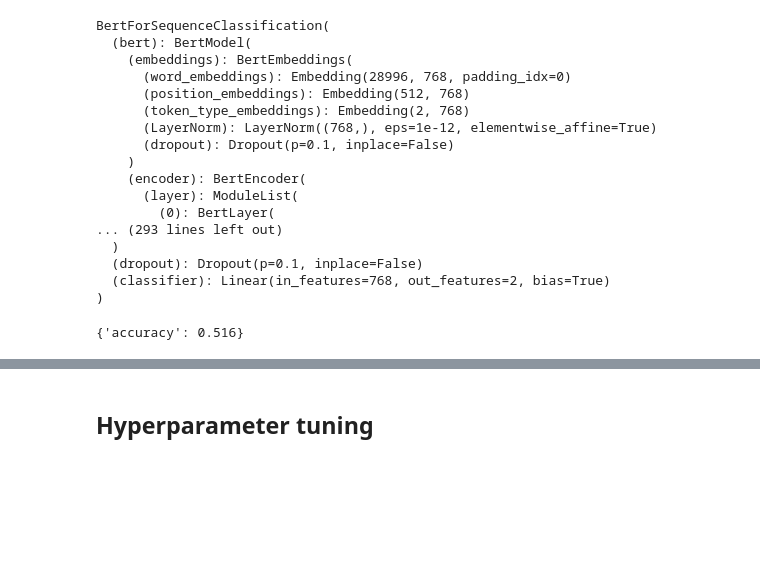
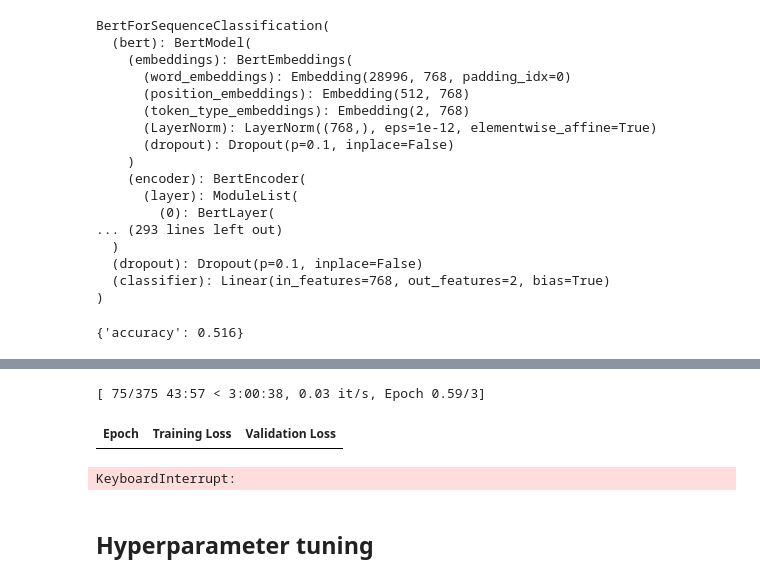
Before and after one commit to jackpck/LLM, a Jupyter notebook: 1_fine_tuning.ipynb, the cells around one changed output, grey strips where cells are left out. Cells and saved outputs as stored; diff of their text form; code cells hidden in the pictures; blank space fills up the shorter version.

```diff
--- a/1_fine_tuning.ipynb
+++ b/1_fine_tuning.ipynb
@@ -391,0 +472,10 @@ metric.compute()
+# %%
+lora_config = LoraConfig(
+    #task_type=TaskType.SEQ_CLS,
+    r=32, # rank of the lower dimensional space
+    lora_alpha=50, # effectively learning rate
+    lora_dropout=0.1
+)
+model_peft = get_peft_model(model, lora_config)
+print_trainable_parameters(model_peft)
+print(type(model_peft))
@@ -391,0 +485,3 @@ metric.compute()
+# %%
+model_peft_mlp = ModelPeftMLP(model=model_peft, peft_config=lora_config)
+print(model_peft_mlp)
@@ -392,2 +506,26 @@ metric.compute()
+# %%
+metric = evaluate.load("f1")
+def compute_metrics(eval_pred):
+    logits, labels = eval_pred
+    predictions = np.argmax(logits, axis=-1)
+    return metric.compute(predictions=predictions, references=labels)
+
+training_args = TrainingArguments(output_dir="test_trainer",
+                                  evaluation_strategy="epoch")
+
+trainer = Trainer(
+    model=model_peft_mlp,
+    args=training_args,
+    train_dataset=small_train_dataset,
+    eval_dataset=small_eval_dataset,
+    compute_metrics=compute_metrics,
+)
+# %%
+%%time
+trainer.train()
+# %% [output]
+[ 75/375 43:57 < 3:00:38, 0.03 it/s, Epoch 0.59/3]
+| Epoch | Training Loss | Validation Loss |
+KeyboardInterrupt:
 # %% [markdown]
 ## Hyperparameter tuning
```
Also changed, not shown: parts of 15 cells of this notebook, 1 other file.
